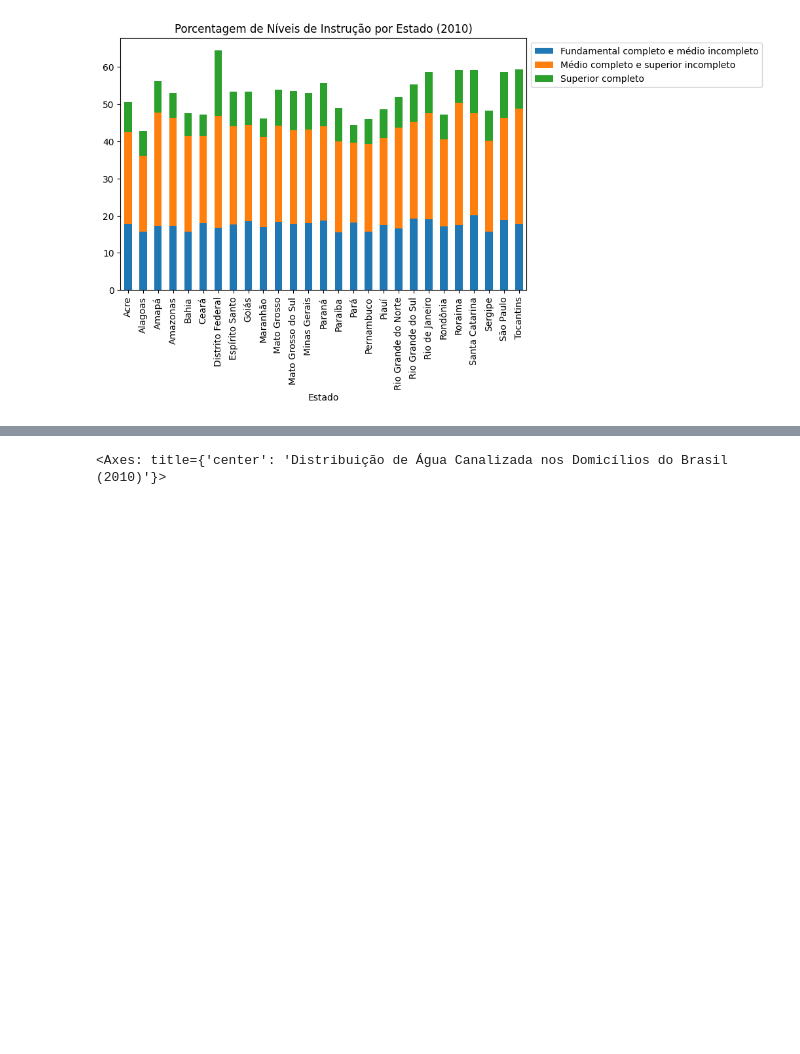
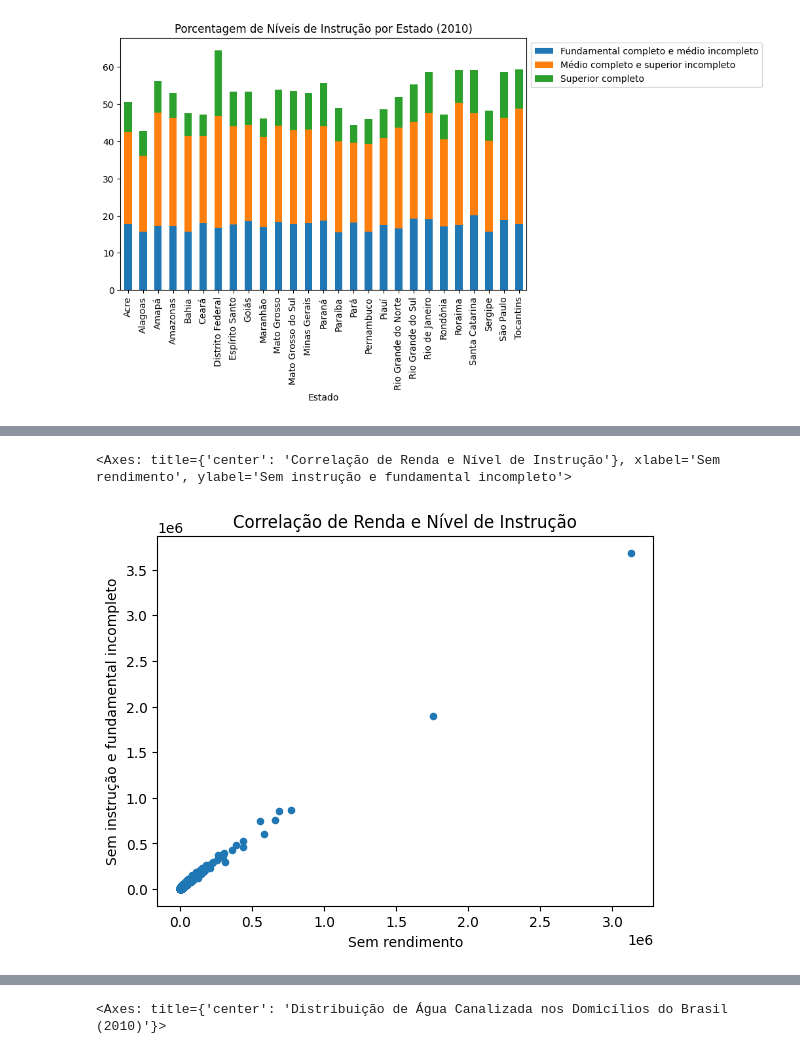
Before and after one commit to gimenezt/AnaliseCenso2010, a Jupyter notebook: C2.LilianGimenezTeixeira.ipynb, the cells around one changed output, grey strips where cells are left out. Drawn from its saved outputs; the diff is of its cells as text; code cells hidden in the pictures; blank space fills up the shorter version.

```diff
--- a/C2.LilianGimenezTeixeira.ipynb
+++ b/C2.LilianGimenezTeixeira.ipynb
@@ -98,0 +106,6 @@ instrucao_normalizada.plot(kind='bar', stacked=True, figsize=(8,5), title='Porce
+# %%
+df_merge = pd.merge(df_renda, df_instrucao)
+df_merge.plot(x='Sem rendimento', y='Sem instrução e fundamental incompleto', kind='scatter', title='Correlação de Renda e Nível de Instrução')
+# %% [output]
+<Axes: title={'center': 'Correlação de Renda e Nível de Instrução'}, xlabel='Sem rendimento', ylabel='Sem instrução e fundamental incompleto'>
+[figure, added]
```
Also changed, not shown: parts of 9 cells of this notebook.
